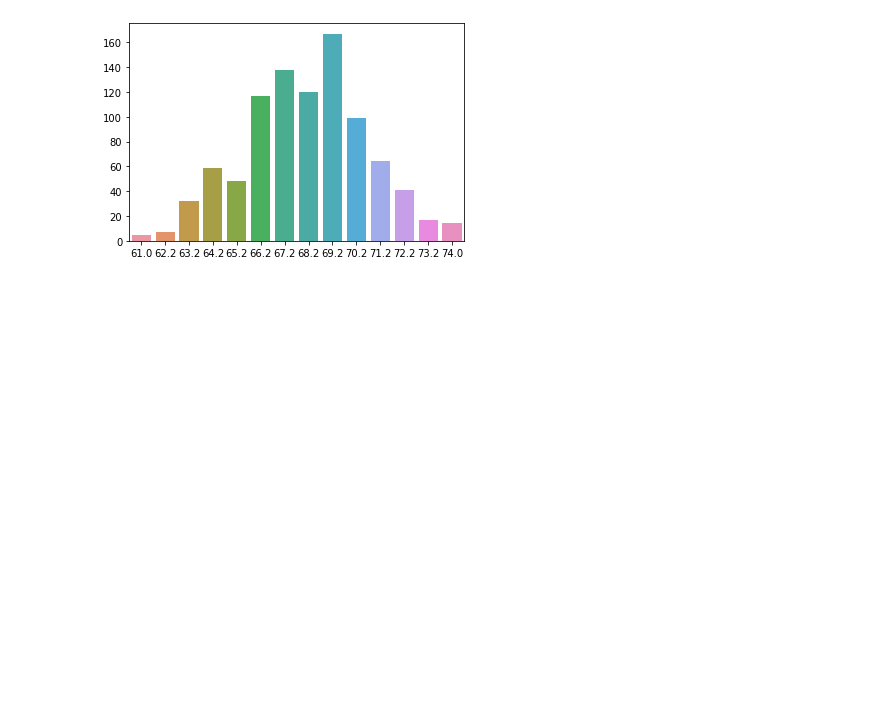
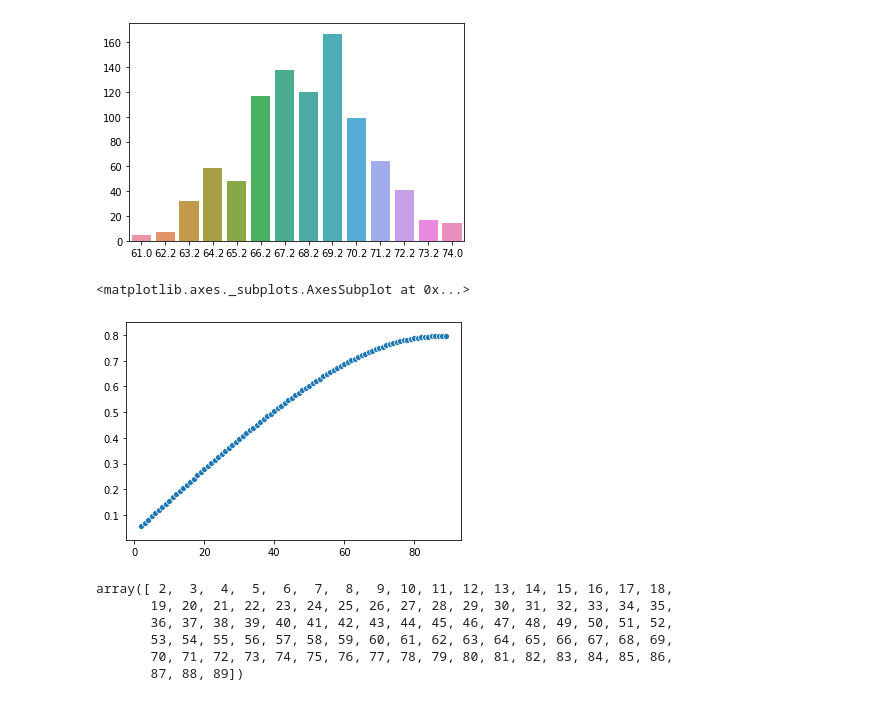
Before and after one commit to qiwsir/Mathematics, a Jupyter notebook: regression.ipynb, the cells around one changed output. Drawn from its saved outputs; the diff is of its cells as text; code cells hidden in the pictures; blank space fills up the shorter version.

```diff
--- a/regression.ipynb
+++ b/regression.ipynb
@@ -30,3 +30,23 @@ sns.barplot(x='group', y='Total', data=child_df)
 # %% [output]
 <matplotlib.axes._subplots.AxesSubplot at 0x...>
 [figure]
+# %%
+import numpy as np
+import pandas as pd
+import seaborn as sns
+alpha = np.arange(2,90)*np.pi/180+np.random.rand()/10
+beta = np.arcsin(np.sin(alpha)/1.4)
+sns.scatterplot(x=np.arange(2,90),y=beta)
+# %% [output]
+<matplotlib.axes._subplots.AxesSubplot at 0x...>
+[figure, added]
+# %%
+alpha0 = np.arange(2,90)
+alpha0
+# %% [output]
+array([ 2,  3,  4,  5,  6,  7,  8,  9, 10, 11, 12, 13, 14, 15, 16, 17, 18,
+       19, 20, 21, 22, 23, 24, 25, 26, 27, 28, 29, 30, 31, 32, 33, 34, 35,
+       36, 37, 38, 39, 40, 41, 42, 43, 44, 45, 46, 47, 48, 49, 50, 51, 52,
+       53, 54, 55, 56, 57, 58, 59, 60, 61, 62, 63, 64, 65, 66, 67, 68, 69,
+       70, 71, 72, 73, 74, 75, 76, 77, 78, 79, 80, 81, 82, 83, 84, 85, 86,
+       87, 88, 89])
```
Also changed, not shown: parts of 9 cells of this notebook, 1 other file.
